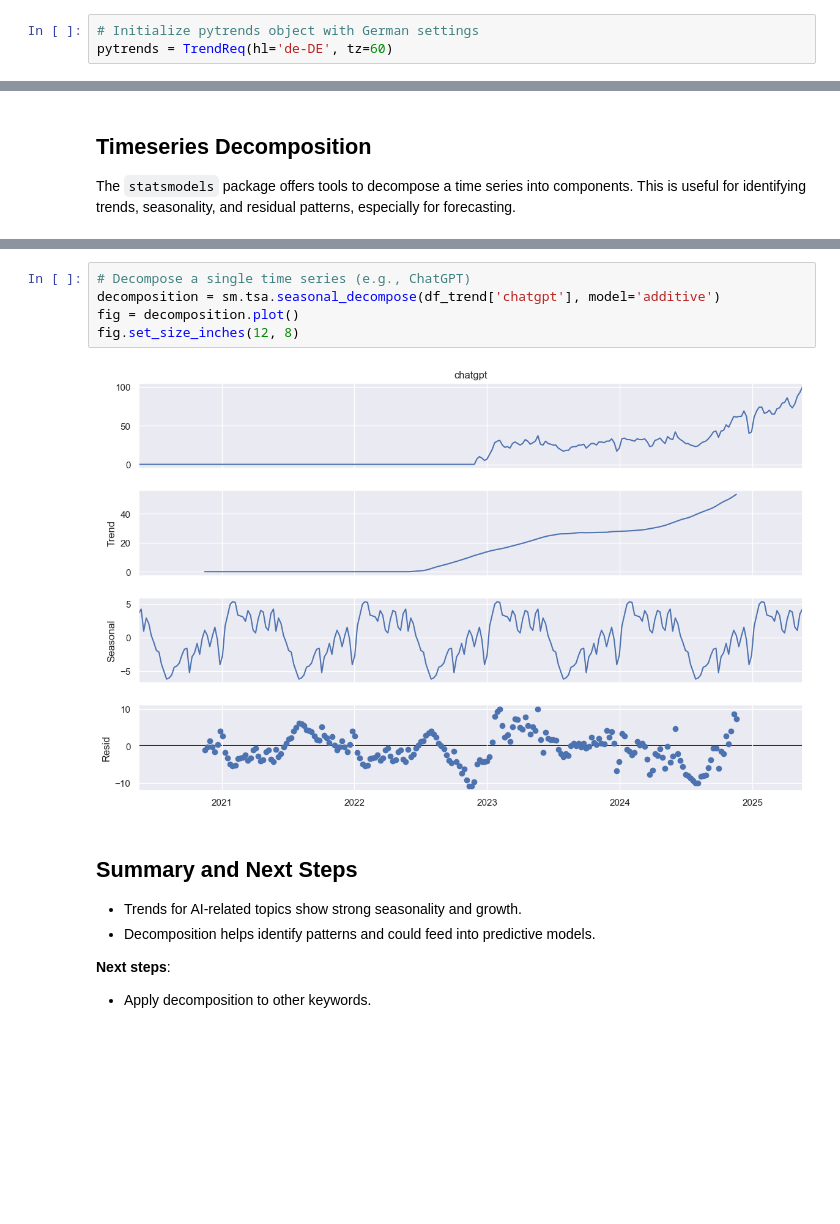
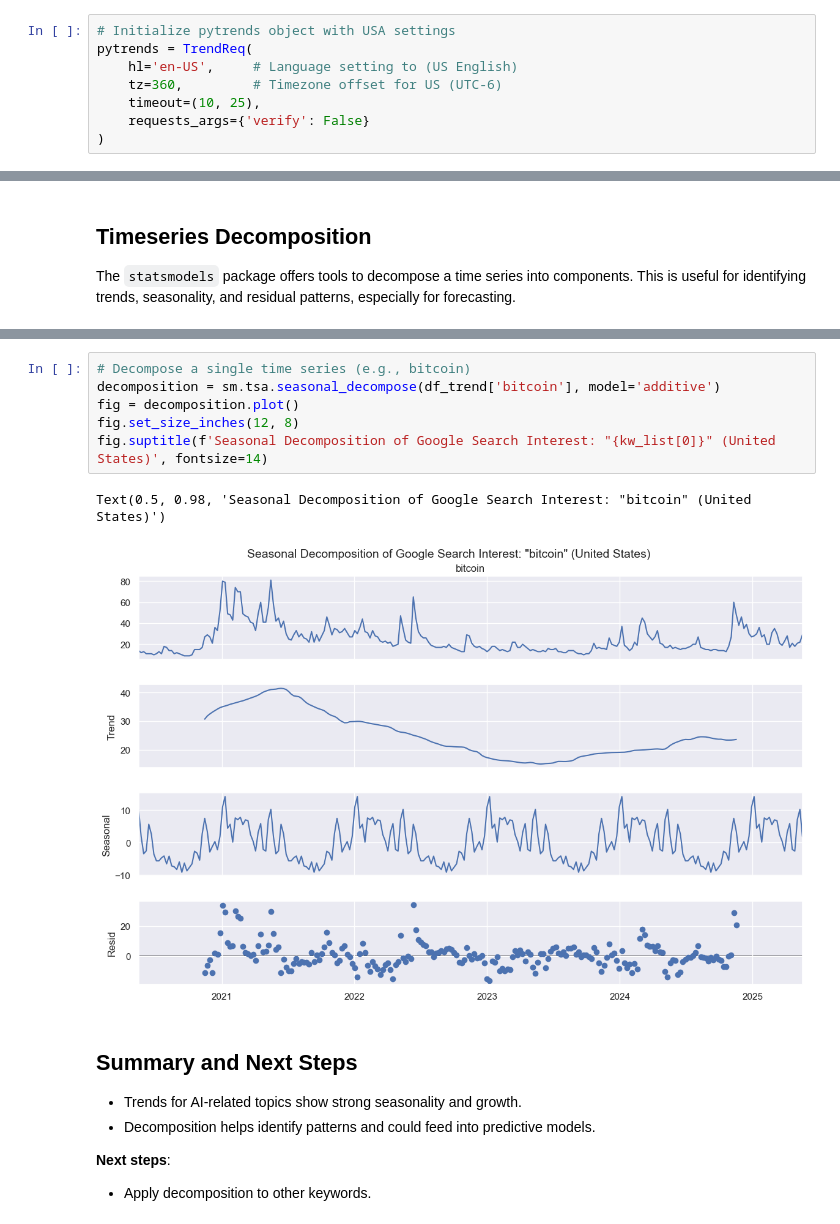
Before and after one commit to SheryllD/googletrends, a Jupyter notebook: pytrends.ipynb, the cells around one changed output, grey strips where cells are left out. Cells and saved outputs as stored; diff of their text form; blank space fills up the shorter version.

```diff
--- a/pytrends.ipynb
+++ b/pytrends.ipynb
@@ -24,8 +25,13 @@ import platform
 # %% [markdown]
 ## Connect to Google Trends
 # %%
-# Initialize pytrends object with German settings
-pytrends = TrendReq(hl='de-DE', tz=60)
+# Initialize pytrends object with USA settings
+pytrends = TrendReq(
+    hl='en-US',     # Language setting to (US English)
+    tz=360,         # Timezone offset for US (UTC-6)
+    timeout=(10, 25),
+    requests_args={'verify': False}
+)
 # %% [markdown]
 ## Define Search Keywords
 # %%
@@ -140,10 +173,12 @@ plt.show()
 # %%
-# Decompose a single time series (e.g., ChatGPT)
-decomposition = sm.tsa.seasonal_decompose(df_trend['chatgpt'], model='additive')
+# Decompose a single time series (e.g., bitcoin)
+decomposition = sm.tsa.seasonal_decompose(df_trend['bitcoin'], model='additive')
 fig = decomposition.plot()
 fig.set_size_inches(12, 8)
+fig.suptitle(f'Seasonal Decomposition of Google Search Interest: "{kw_list[0]}" (United States)', fontsize=14)
 # %% [output]
+Text(0.5, 0.98, 'Seasonal Decomposition of Google Search Interest: "bitcoin" (United States)')
-[figure, old version]
+[figure, new version]
 # %% [markdown]
 ## Summary and Next Steps
 - Trends for AI-related topics show strong seasonality and growth.
```
Also changed, not shown: parts of 8 cells of this notebook, 1 other file.
